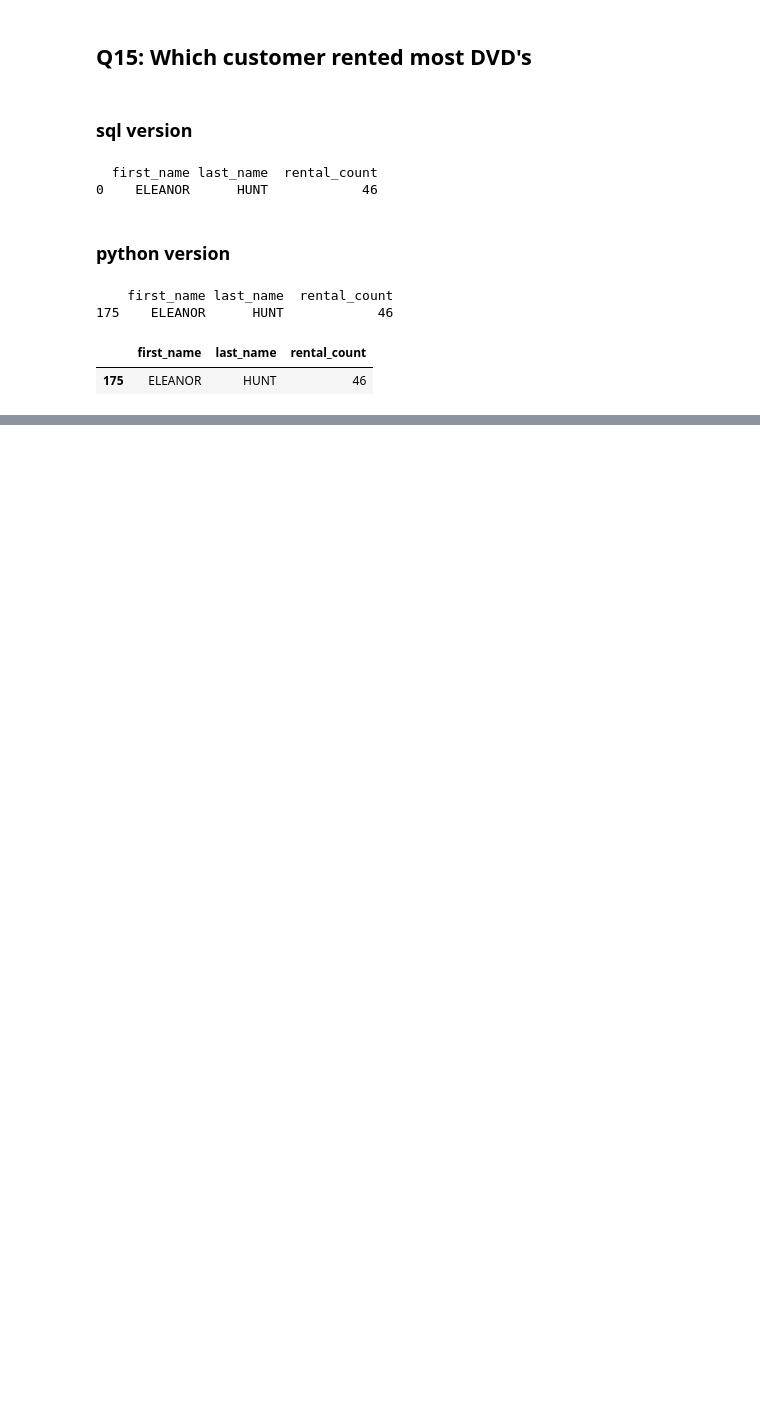
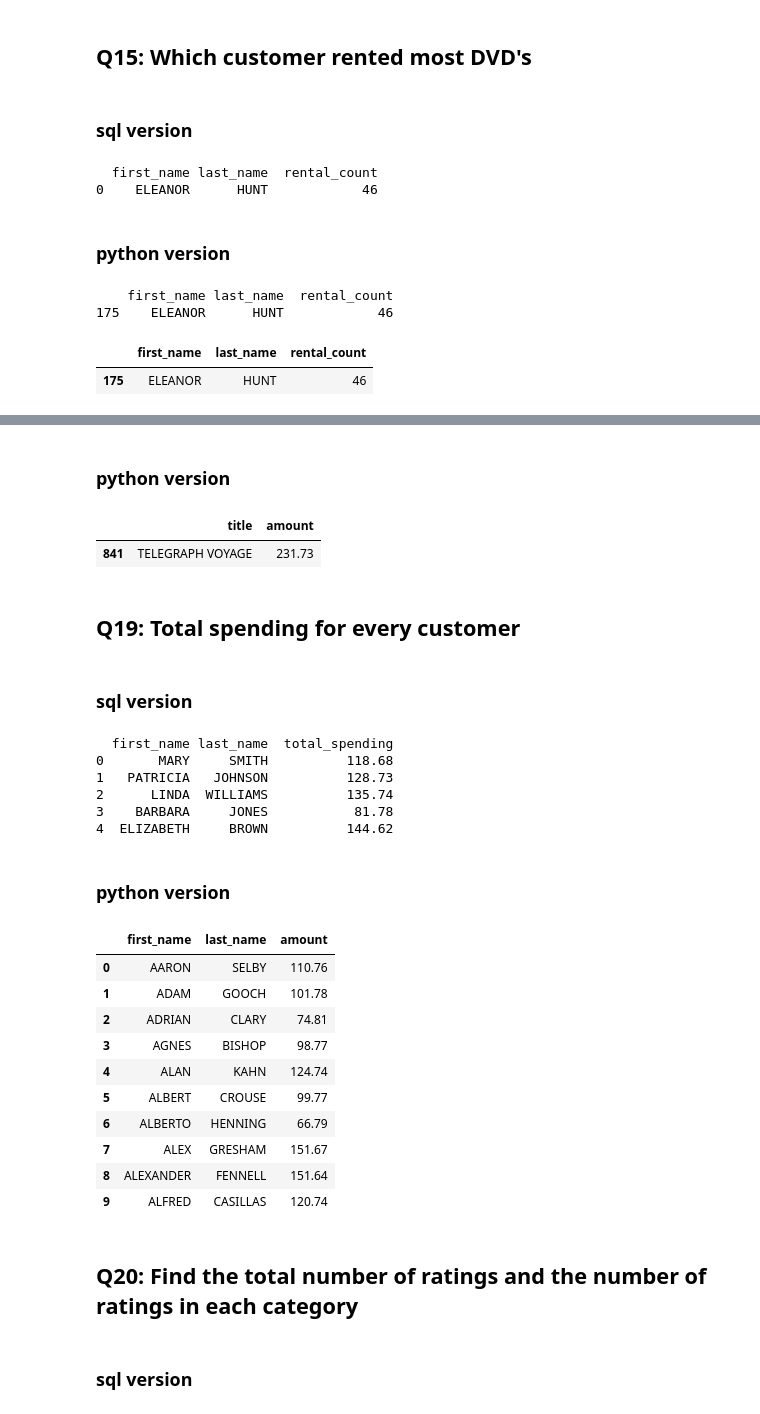
Before and after one commit to cenkerarin/lotus-practice, a Jupyter notebook: practice.ipynb, the cells around one changed output, grey strips where cells are left out. Cells and saved outputs as stored; diff of their text form; code cells hidden in the pictures; blank space fills up the shorter version.

```diff
--- a/practice.ipynb
+++ b/practice.ipynb
@@ -677,0 +790,2 @@ df.sort_values('rental_count', ascending=False).head(1)
+# %% [markdown]
+### python version
@@ -677,0 +803,73 @@ df.sort_values('rental_count', ascending=False).head(1)
+# %%
+film_inventory = film_df.merge(inventory_df, on="film_id", how="inner")
+film_inventory_rental = film_inventory.merge(rental_df, on="inventory_id", how="inner")
+film_inventory_rental_payment = film_inventory_rental.merge(payment_df, on="rental_id", how="inner")
+
+df = film_inventory_rental_payment.groupby(['title']).agg({
+    'amount': 'sum'
+}).reset_index()
+
+df.sort_values('amount', ascending=False).head(1)
+# %% [output]
+|  | title | amount |
+| 841 | TELEGRAPH VOYAGE | 231.73 |
+# %% [markdown]
+## Q19: Total spending for every customer
+# %% [markdown]
+### sql version
+# %%
+query = """
+SELECT customer.first_name, customer.last_name, SUM(payment.amount) AS total_spending
+FROM customer
+JOIN rental ON customer.customer_id = rental.customer_id
+JOIN payment ON rental.rental_id = payment.rental_id
+GROUP BY customer.customer_id
+"""
+
+df = pd.read_sql_query(query, conn)
+print(df.head())
+# %% [output]
+  first_name last_name  total_spending
+0       MARY     SMITH          118.68
+1   PATRICIA   JOHNSON          128.73
+2      LINDA  WILLIAMS          135.74
+3    BARBARA     JONES           81.78
+4  ELIZABETH     BROWN          144.62
+# %% [markdown]
+### python version
+# %%
+customer_df = pd.read_sql_query("SELECT * FROM customer", conn)
+rental_df = pd.read_sql_query("SELECT * FROM rental", conn)
+payment_df = pd.read_sql_query("SELECT * FROM payment", conn)
+
+dropping_list = (film_df, category_df, film_category_df, inventory_df, rental_df, payment_df, customer_df)
+
+for df in dropping_list:
+    if 'last_update' in df.columns:
+        df.drop('last_update', axis=1, inplace=True)
+# %%
+customer_rental = customer_df.merge(rental_df, on="customer_id", how="inner")
+customer_rental_payment = customer_rental.merge(payment_df, on="rental_id", how="inner")
+
+df = customer_rental_payment.groupby(['first_name','last_name']).agg({
+    'amount': 'sum'
+}).reset_index()
+
+df.sort_values('amount', ascending=False)
+df.head(10)
+# %% [output]
+|  | first_name | last_name | amount |
+| 0 | AARON | SELBY | 110.76 |
+| 1 | ADAM | GOOCH | 101.78 |
+| 2 | ADRIAN | CLARY | 74.81 |
+| 3 | AGNES | BISHOP | 98.77 |
+| 4 | ALAN | KAHN | 124.74 |
+| 5 | ALBERT | CROUSE | 99.77 |
+| 6 | ALBERTO | HENNING | 66.79 |
+| 7 | ALEX | GRESHAM | 151.67 |
+| 8 | ALEXANDER | FENNELL | 151.64 |
+| 9 | ALFRED | CASILLAS | 120.74 |
+# %% [markdown]
+## Q20: Find the total number of ratings and the number of ratings in each category
+# %% [markdown]
+### sql version
```
Also changed, not shown: parts of 19 cells of this notebook.
